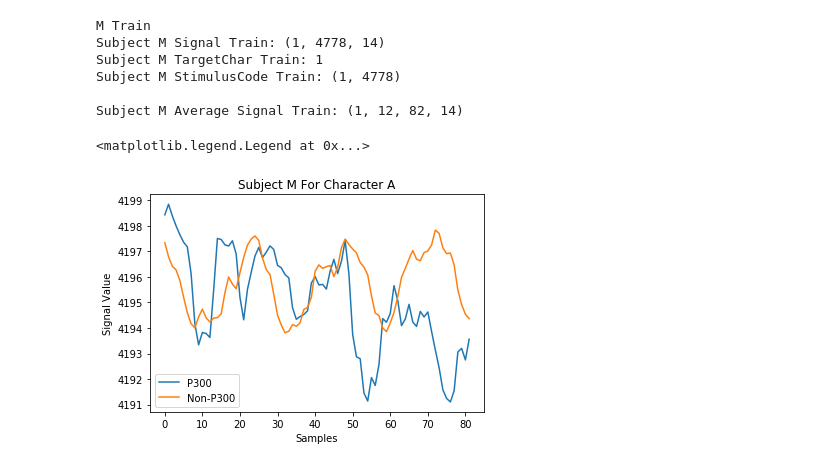
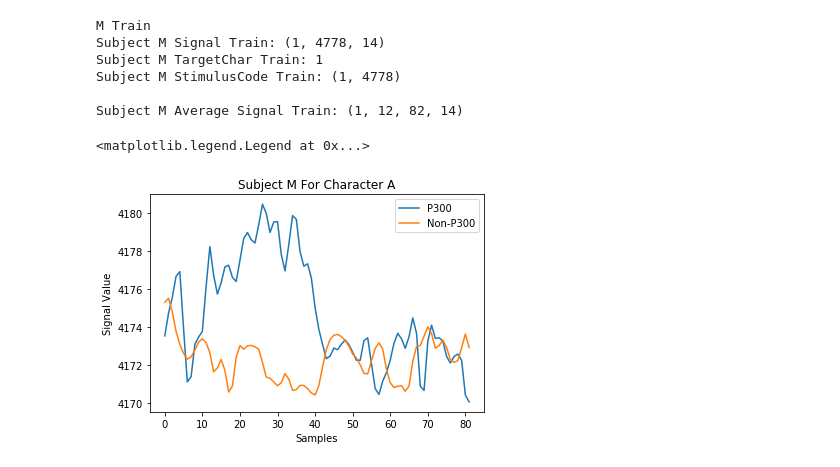
Before and after one commit to Maqarios/Bachelor-Project, a Jupyter notebook: Machine Learning Model/Plot-Local.ipynb, the cells around one changed output. Cells and saved outputs as stored; diff of their text form; code cells hidden in the pictures.

```diff
--- a/Machine Learning Model/Plot-Local.ipynb
+++ b/Machine Learning Model/Plot-Local.ipynb
@@ -86,7 +86,7 @@ def get_sessions_average(
     return average_responses_Success, average_responses_Fail
 # %%
 # Declarations
-Subject_M_TargetChar_Train = 'E'
+Subject_M_TargetChar_Train = 'A'
 
 Subject_M_Signal_Train = numpy.loadtxt('../Grapgical User Interface/signal_' + Subject_M_TargetChar_Train[0] + '.txt').reshape(1, -1, 14)[:,:,:]
 Subject_M_StimulusCode_Train = numpy.loadtxt('../Grapgical User Interface/stimulus_code_' + Subject_M_TargetChar_Train[0] + '.txt').reshape(1, -1)[:,:]
@@ -108,31 +108,31 @@ Subject_M_Average_Signal_Train = get_runs_average(
     Subject_M_StimulusCode_Train,
     MATRIX,
     start_window = 0,
     end_window = 82
 )
 print('\nSubject M Average Signal Train:', Subject_M_Average_Signal_Train.shape)
 
 M_Success, M_Fail = get_sessions_average(
     Subject_M_Average_Signal_Train,
     Subject_M_TargetChar_Train,
     MATRIX,
     start_window = 0,
     end_window = 82
 )
 
 axA = plt.subplot(1, 1, 1)
 axA.plot(M_Success[:, 0])
 axA.plot(M_Fail[:, 0])
 axA.set_title('Subject M For Character A')
 axA.set_xlabel('Samples')
 axA.set_ylabel('Signal Value')
 axA.legend(('P300', 'Non-P300'))
 # %% [output]
 M Train
 Subject M Signal Train: (1, 4778, 14)
 Subject M TargetChar Train: 1
 Subject M StimulusCode Train: (1, 4778)
 
 Subject M Average Signal Train: (1, 12, 82, 14)
 <matplotlib.legend.Legend at 0x...>
-[figure, old version]
+[figure, new version]
```
Also changed, not shown: parts of 1 cell of this notebook, 2 other files.
